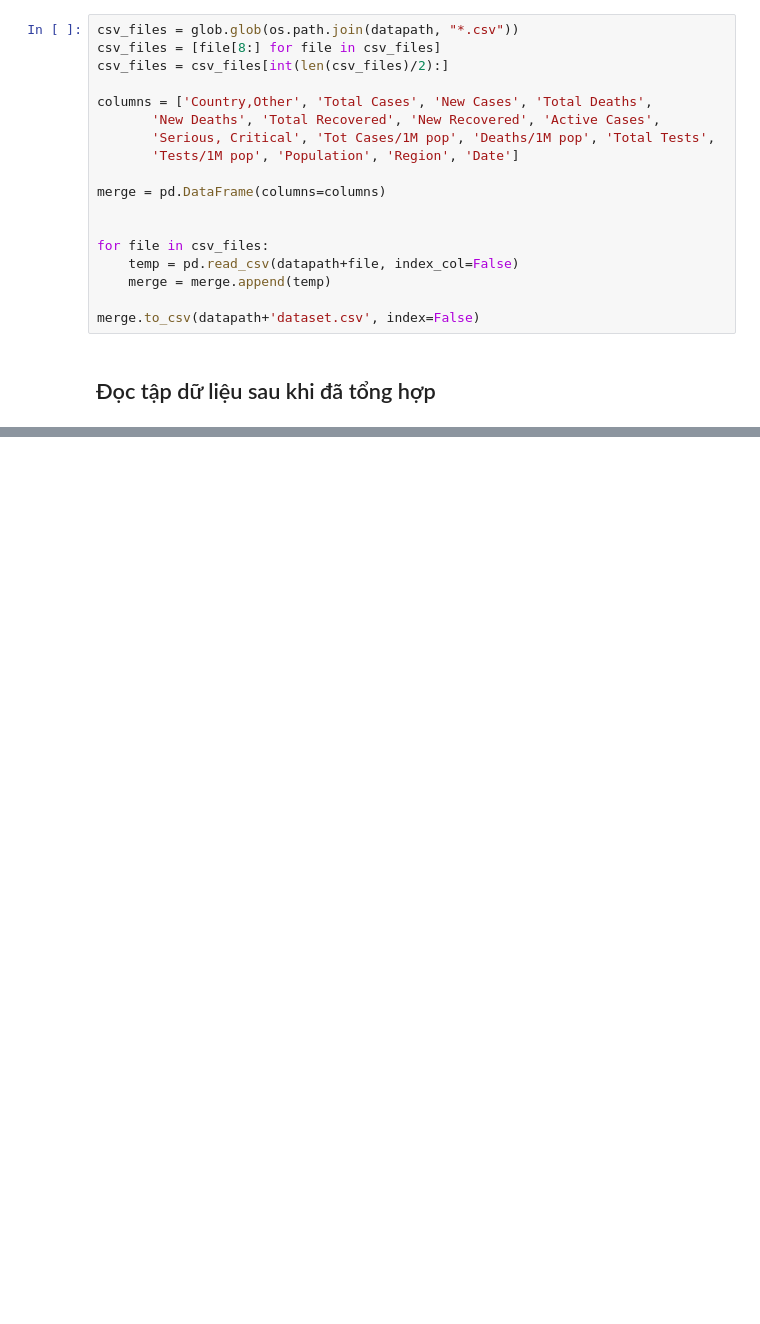
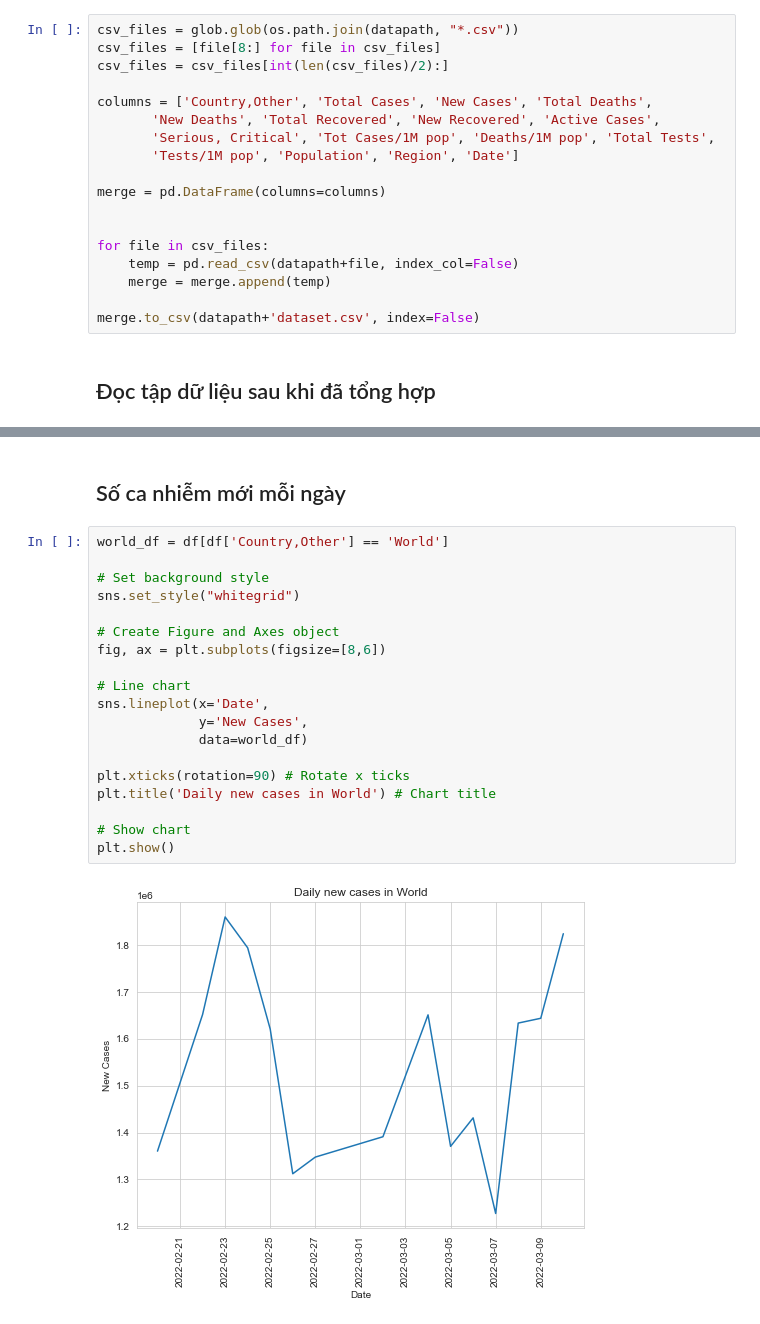
Before and after one commit to cttho/cttho-education-projects, a Jupyter notebook: Worldometer-COVID19/Lab01.ipynb, the cells around one changed output, grey strips where cells are left out. Cells and saved outputs as stored; diff of their text form; blank space fills up the shorter version.

```diff
--- a/Worldometer-COVID19/Lab01.ipynb
+++ b/Worldometer-COVID19/Lab01.ipynb
@@ -554,0 +636,23 @@ df
+# %% [markdown]
+## Số ca nhiễm mới mỗi ngày
+# %%
+world_df = df[df['Country,Other'] == 'World']
+
+# Set background style
+sns.set_style("whitegrid")
+
+# Create Figure and Axes object
+fig, ax = plt.subplots(figsize=[8,6])
+
+# Line chart
+sns.lineplot(x='Date',
+             y='New Cases',
+             data=world_df)
+
+plt.xticks(rotation=90) # Rotate x ticks
+plt.title('Daily new cases in World') # Chart title
+
+# Show chart
+plt.show()
+# %% [output]
+[figure, added]
```
Also changed, not shown: parts of 30 cells of this notebook, 16 other files.
